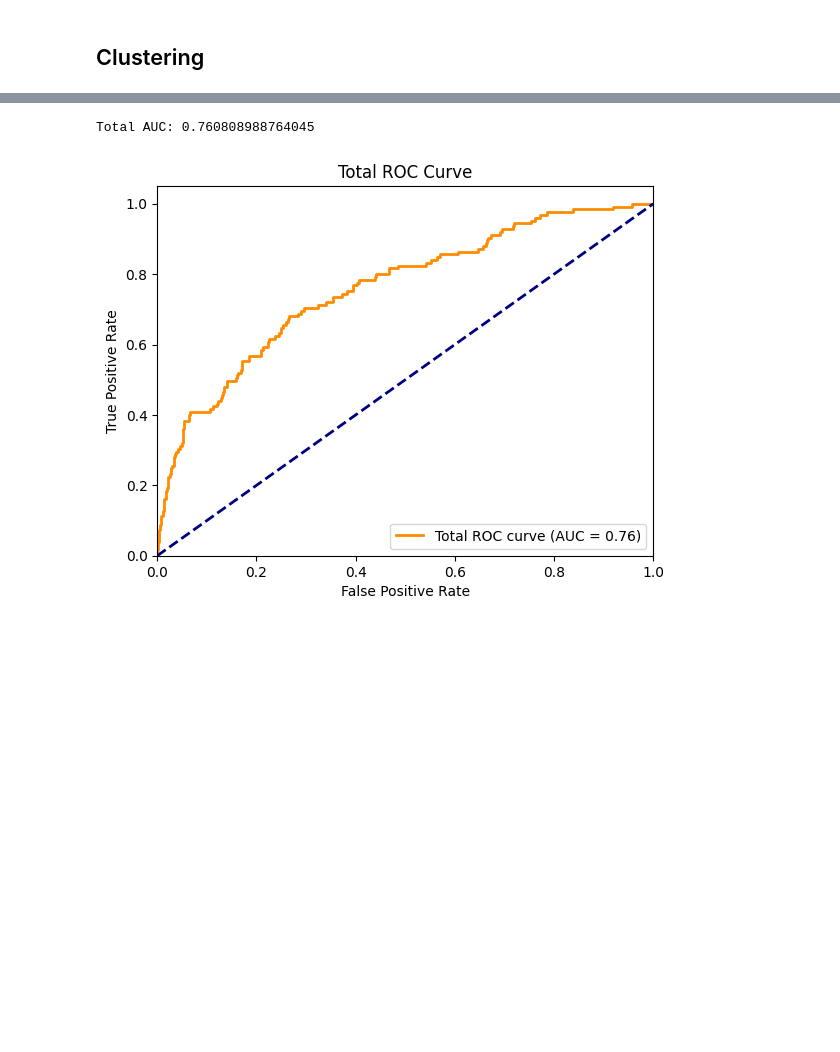
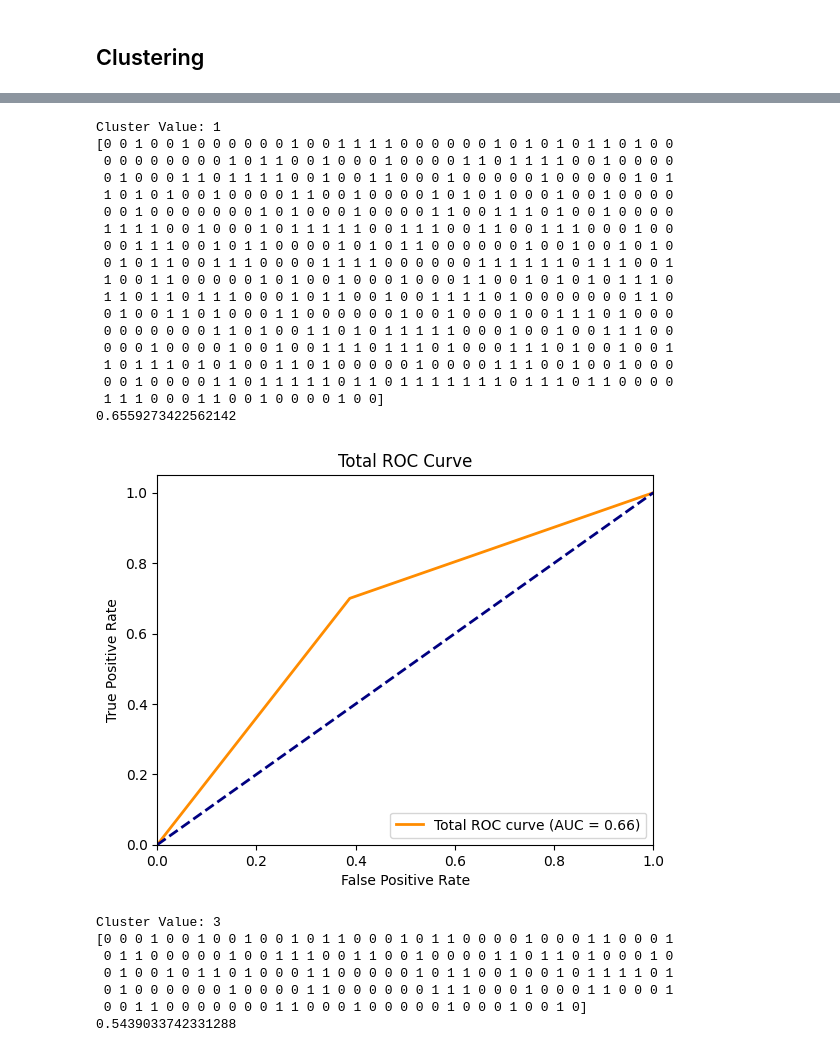
Before and after one commit to StevenEgnaczyk/HealthCarePredictor, a Jupyter notebook: models/radiology.ipynb, the cells around one changed output, grey strips where cells are left out. Drawn from its saved outputs; the diff is of its cells as text; code cells hidden in the pictures; blank space fills up the shorter version.

```diff
--- a/models/radiology.ipynb
+++ b/models/radiology.ipynb
@@ -146,13 +152,13 @@ radiology_data = pd.merge(radiology_data, labels, on='patient_id', how='left')
 radiology_data.set_index('patient_id', inplace=True)
 # %%
 # Split data into features and labels
-X = radiology_data['tokenized_text']
-Y = radiology_data['label']
+X_radiology = radiology_data['tokenized_text']
+Y_radiology = radiology_data['label']
 # %%
-X_train_radiology = X.loc[X_train]
-X_test_radiology = X.loc[X_test]
-Y_train_radiology = Y.loc[Y_train.index]
-Y_test_radiology = Y.loc[Y_test.index]
+X_train_radiology = X_radiology.loc[X_train]
+X_test_radiology = X_radiology.loc[X_test]
+Y_train_radiology = Y_radiology.loc[Y_train.index]
+Y_test_radiology = Y_radiology.loc[Y_test.index]
 # %%
 # Iterate over each cluster
 cluster_list = radiology_data['cluster'].unique()
@@ -273,0 +256,4 @@ print(np.average(roc_vals))
+# %%
+X_val_set = radiology_data.loc[X_val]
+X_val_set = X_val_set['tokenized_text']
+Y_val_set = radiology_data.loc[X_val]['label']
@@ -273,0 +333,3 @@ print(np.average(roc_vals))
+# %%
+X_val_stats = X.loc[X_val]
+Y_val_stats = Y.loc[Y_val.index]
@@ -274,22 +404,66 @@ print(np.average(roc_vals))
 # %%
-# Calculate ROC curve
-fpr, tpr, _ = roc_curve(y_test_total, y_pred_total)
+total_labels = []
+total_preds = []
+
+for cluster_val in y_val_stats_probs.keys():
+    print("Cluster Value: " + str(cluster_val))
+    average = np.maximum(np.array(y_val_stats_probs[cluster_val]),np.array(y_val_radiology_probs[cluster_val]))
+    average = (average > 0.25).astype(int)
+    fpr, tpr, _ = roc_curve(y_val_labels[cluster_val], average)
+    roc_auc = auc(fpr, tpr)
+    print(roc_auc)
+
+    total_labels.extend(y_val_labels[cluster_val])
+    total_preds.extend(average)
+
+    plt.figure()
+    plt.plot(fpr, tpr, color='darkorange', lw=2, label=f'Total ROC curve (AUC = {roc_auc:.2f})')
+    plt.plot([0, 1], [0, 1], color='navy', lw=2, linestyle='--')
+    plt.xlim([0.0, 1.0])
+    plt.ylim([0.0, 1.05])
+    plt.xlabel('False Positive Rate')
+    plt.ylabel('True Positive Rate')
+    plt.title('Total ROC Curve')
+    plt.legend(loc="lower right")
+    plt.show()
+
+fpr, tpr, _ = roc_curve(total_labels, total_preds)
 roc_auc = auc(fpr, tpr)
 
-#  Print total AUC
-print(f"Total AUC: {roc_auc}")
-
-# Plot total ROC curve
 plt.figure()
 plt.plot(fpr, tpr, color='darkorange', lw=2, label=f'Total ROC curve (AUC = {roc_auc:.2f})')
 plt.plot([0, 1], [0, 1], color='navy', lw=2, linestyle='--')
 plt.xlim([0.0, 1.0])
 plt.ylim([0.0, 1.05])
 plt.xlabel('False Positive Rate')
 plt.ylabel('True Positive Rate')
 plt.title('Total ROC Curve')
 plt.legend(loc="lower right")
 plt.show()
 # %% [output]
-Total AUC: 0.760808988764045
+Cluster Value: 1
+[0 0 1 0 0 1 0 0 0 0 0 0 1 0 0 1 1 1 1 0 0 0 0 0 0 1 0 1 0 1 0 1 1 0 1 0 0
+ 0 0 0 0 0 0 0 0 1 0 1 1 0 0 1 0 0 0 1 0 0 0 0 1 1 0 1 1 1 1 0 0 1 0 0 0 0
+ 0 1 0 0 0 1 1 0 1 1 1 1 0 0 1 0 0 1 1 0 0 0 1 0 0 0 0 0 1 0 0 0 0 0 1 0 1
+ 1 0 1 0 1 0 0 1 0 0 0 0 1 1 0 0 1 0 0 0 0 1 0 1 0 1 0 0 0 1 0 0 1 0 0 0 0
+ 0 0 1 0 0 0 0 0 0 0 1 0 1 0 0 0 1 0 0 0 0 1 1 0 0 1 1 1 0 1 0 0 1 0 0 0 0
+ 1 1 1 1 0 0 1 0 0 0 1 0 1 1 1 1 1 0 0 1 1 1 0 0 1 1 0 0 1 1 1 0 0 0 1 0 0
+ 0 0 1 1 1 0 0 1 0 1 1 0 0 0 0 1 0 1 0 1 1 0 0 0 0 0 0 1 0 0 1 0 0 1 0 1 0
+ 0 1 0 1 1 0 0 1 1 1 0 0 0 0 1 1 1 1 0 0 0 0 0 0 1 1 1 1 1 1 0 1 1 1 0 0 1
+ 1 0 0 1 1 0 0 0 0 0 1 0 1 0 0 1 0 0 0 1 0 0 0 1 1 0 0 1 0 1 0 1 0 1 1 1 0
+ 1 1 0 1 1 0 1 1 1 0 0 0 1 0 1 1 0 0 1 0 0 1 1 1 1 0 1 0 0 0 0 0 0 0 1 1 0
+ 0 1 0 0 1 1 0 1 0 0 0 1 1 0 0 0 0 0 0 1 0 0 1 0 0 0 1 0 0 1 1 1 0 1 0 0 0
+ 0 0 0 0 0 0 0 1 1 0 1 0 0 1 1 0 1 0 1 1 1 1 1 0 0 0 1 0 0 1 0 0 1 1 1 0 0
+ 0 0 0 1 0 0 0 0 1 0 0 1 0 0 1 1 1 0 1 1 1 0 1 0 0 0 1 1 1 0 1 0 0 1 0 0 1
+ 1 0 1 1 1 0 1 0 1 0 0 1 1 0 1 0 0 0 0 0 1 0 0 0 0 1 1 1 0 0 1 0 0 1 0 0 0
+ 0 0 1 0 0 0 0 1 1 0 1 1 1 1 1 0 1 1 0 1 1 1 1 1 1 1 0 1 1 1 0 1 1 0 0 0 0
+ 1 1 1 0 0 0 1 1 0 0 1 0 0 0 0 1 0 0]
+0.6559273422562142
-[figure, old version]
+[figure, new version]
+Cluster Value: 3
+[0 0 0 1 0 0 1 0 0 1 0 0 1 0 1 1 0 0 0 1 0 1 1 0 0 0 0 1 0 0 0 1 1 0 0 0 1
+ 0 1 1 0 0 0 0 0 1 0 0 1 1 1 0 0 1 1 0 0 1 0 0 0 0 1 1 0 1 1 0 1 0 0 0 1 0
+ 0 1 0 0 1 0 1 1 0 1 0 0 0 1 1 0 0 0 0 0 1 0 1 1 0 0 1 0 0 1 0 1 1 1 1 0 1
+ 0 1 0 0 0 0 0 0 1 0 0 0 0 1 1 0 0 0 0 0 0 1 1 1 0 0 0 1 0 0 0 1 1 0 0 0 1
+ 0 0 1 1 0 0 0 0 0 0 0 1 1 0 0 0 1 0 0 0 0 0 1 0 0 0 1 0 0 1 0]
+0.5439033742331288
```
Also changed, not shown: parts of 24 cells of this notebook, 1 other file.
